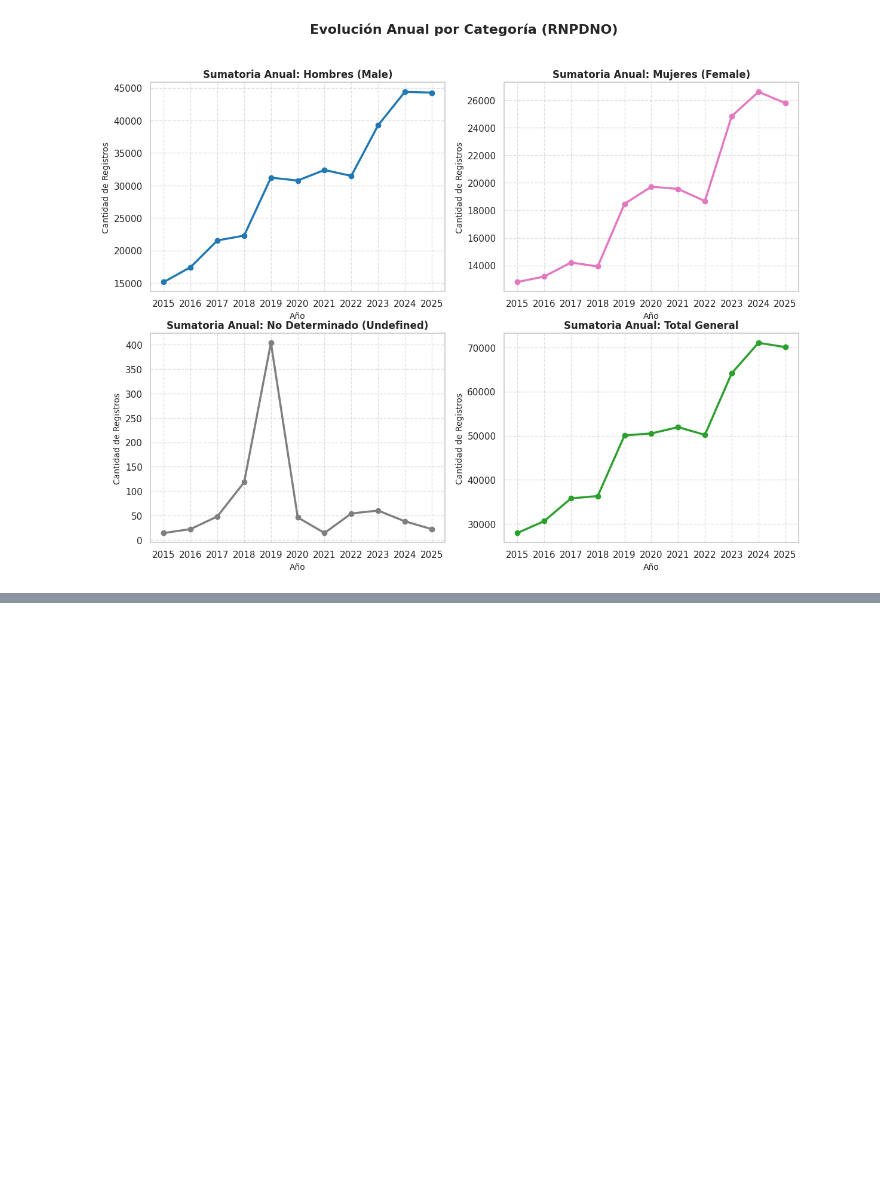
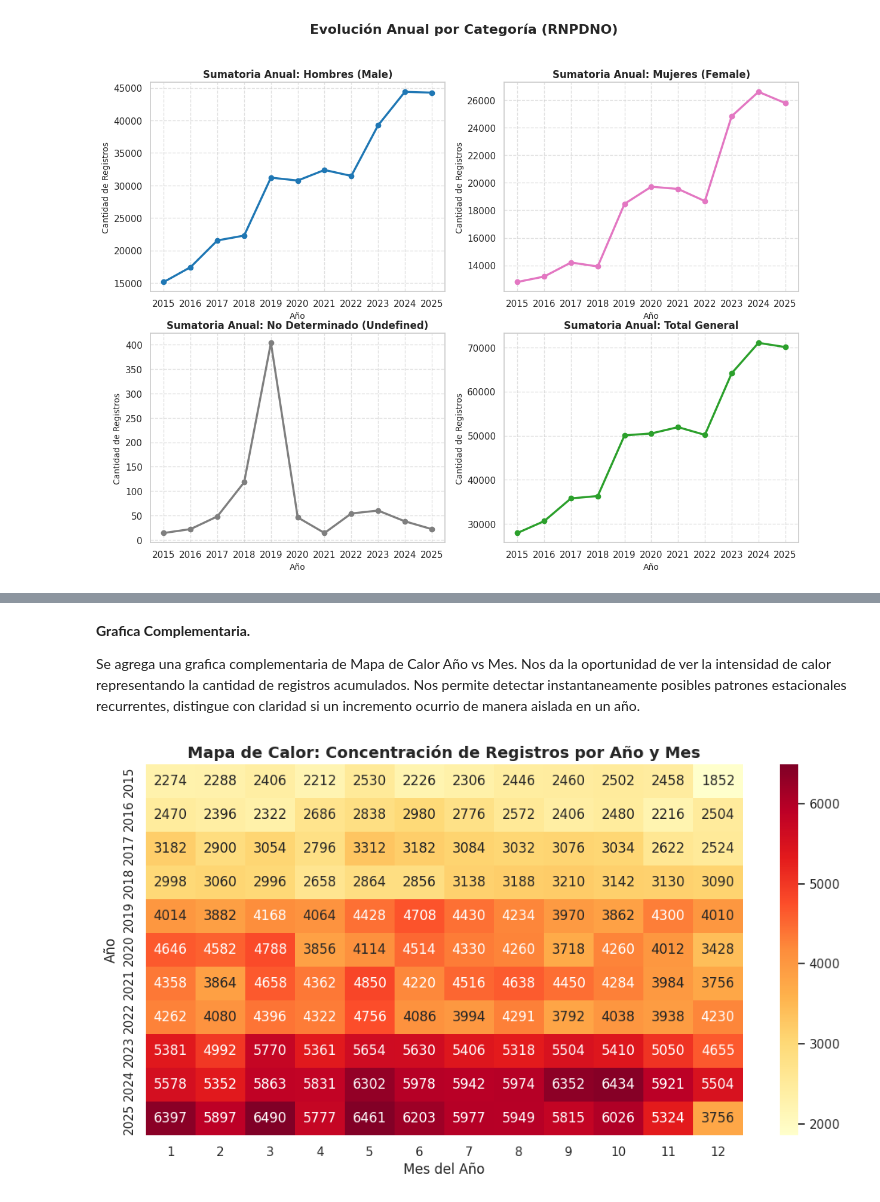
Before and after one commit to JuCaRiCo/202602-AnaliticaDescriptivaPredictiva, a Jupyter notebook: ProyectoFinal.ipynb, the cells around one changed output, grey strips where cells are left out. Saved outputs shown, nothing was run; the diff lists cells and outputs as text; code cells hidden in the pictures; blank space fills up the shorter version.

```diff
--- a/ProyectoFinal.ipynb
+++ b/ProyectoFinal.ipynb
@@ -160,0 +191,22 @@ En conclusión, la evidencia gráfica indica un posible cambio de tendencia post
+# %% [markdown]
+**Grafica Complementaria.**
+
+Se agrega una grafica complementaria de Mapa de Calor Año vs Mes. Nos da la oportunidad de ver la intensidad de calor representando la cantidad de registros acumulados. Nos permite detectar instantaneamente posibles patrones estacionales recurrentes, distingue con claridad si un incremento ocurrio de manera aislada en un año.
+# %%
+# Pivotar datos: Filas = Años, Columnas = Meses
+df_pivot = df.pivot_table(
+    index='year', columns='month', values='total', aggfunc='sum'
+)
+
+plt.figure(figsize=(12, 6))
+sns.heatmap(df_pivot, cmap='YlOrRd', annot=True, fmt='d', cbar=True)
+plt.title(
+    'Mapa de Calor: Concentración de Registros por Año y Mes',
+    fontsize=14,
+    fontweight='bold',
+)
+plt.xlabel('Mes del Año', fontsize=12)
+plt.ylabel('Año', fontsize=12)
+plt.show()
+# %% [output]
+[figure, added]
```
Also changed, not shown: parts of 9 cells of this notebook.
